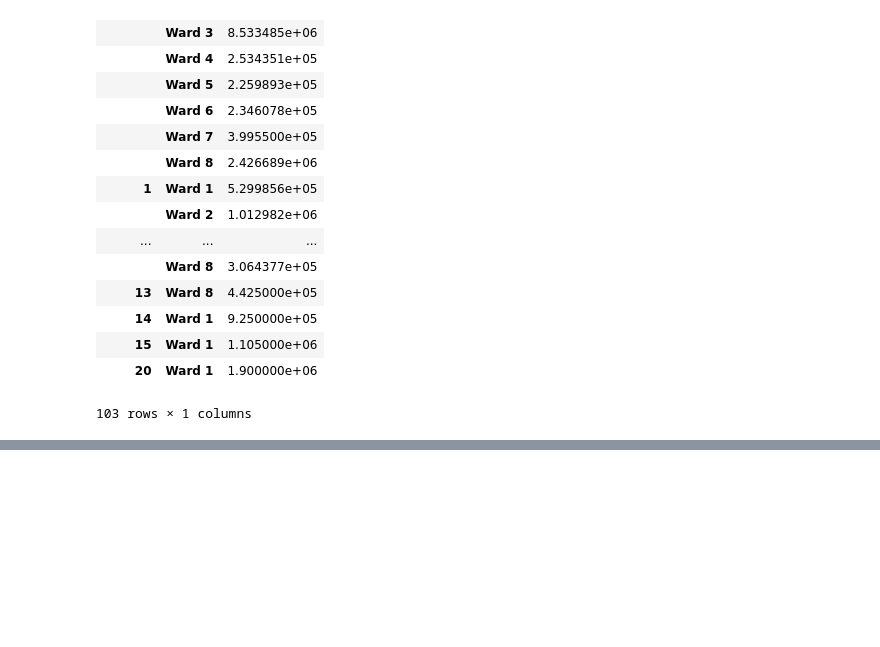
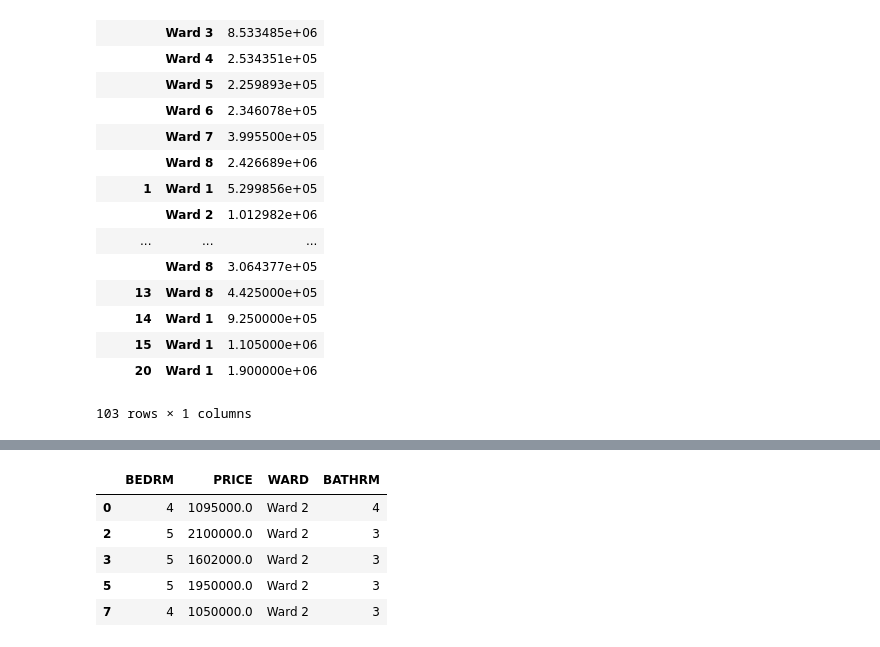
Before and after one commit to TOyefule/DataBootCampPub, a Jupyter notebook: SShapiro_DCProperties_Analysis.ipynb, the cells around one changed output, grey strips where cells are left out. Saved outputs shown, nothing was run; the diff lists cells and outputs as text; code cells hidden in the pictures; blank space fills up the shorter version.

```diff
--- a/SShapiro_DCProperties_Analysis.ipynb
+++ b/SShapiro_DCProperties_Analysis.ipynb
@@ -164,0 +210,18 @@ pd.pivot_table(df2_no_missing, values=['PRICE'], index=['BEDRM','WARD'])
+# %%
+meanprice = df3_no_missing['PRICE'].mean()
+stdprice = df3_no_missing['PRICE'].std()
+toprange = meanprice + stdprice * 1.96
+botrange = meanprice - stdprice * 1.96
+
+copydf3 =df3_no_missing.copy()
+copydf3 =copydf3.drop(copydf3[copydf3['PRICE'] > toprange].index)
+copydf3 =copydf3.drop(copydf3[copydf3['PRICE'] < botrange].index)
+
+copydf3.head()
+# %% [output]
+|  | BEDRM | PRICE | WARD | BATHRM |
+| 0 | 4 | 1095000.0 | Ward 2 | 4 |
+| 2 | 5 | 2100000.0 | Ward 2 | 3 |
+| 3 | 5 | 1602000.0 | Ward 2 | 3 |
+| 5 | 5 | 1950000.0 | Ward 2 | 3 |
+| 7 | 4 | 1050000.0 | Ward 2 | 3 |
```
Also changed, not shown: parts of 11 cells of this notebook.
